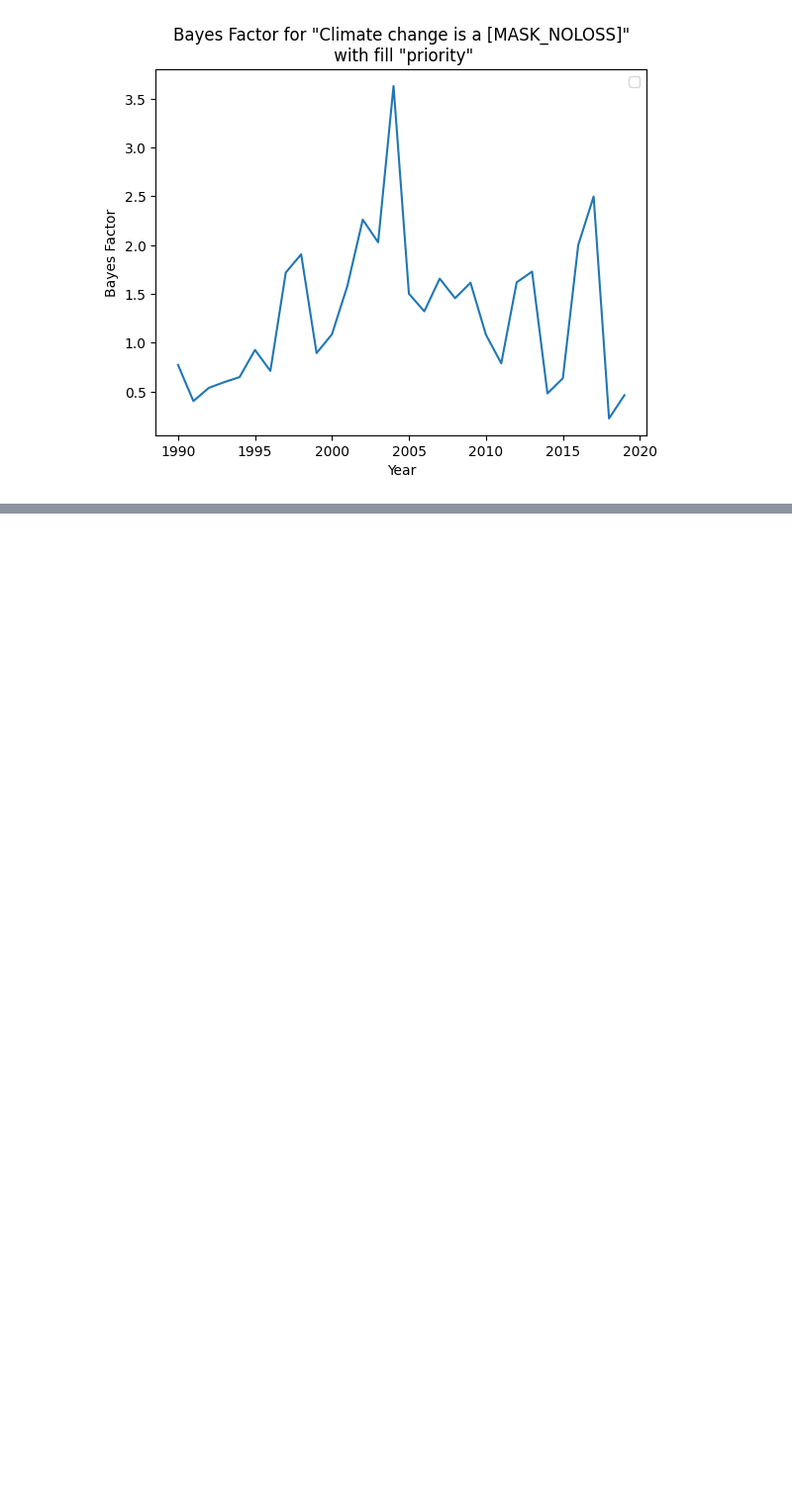
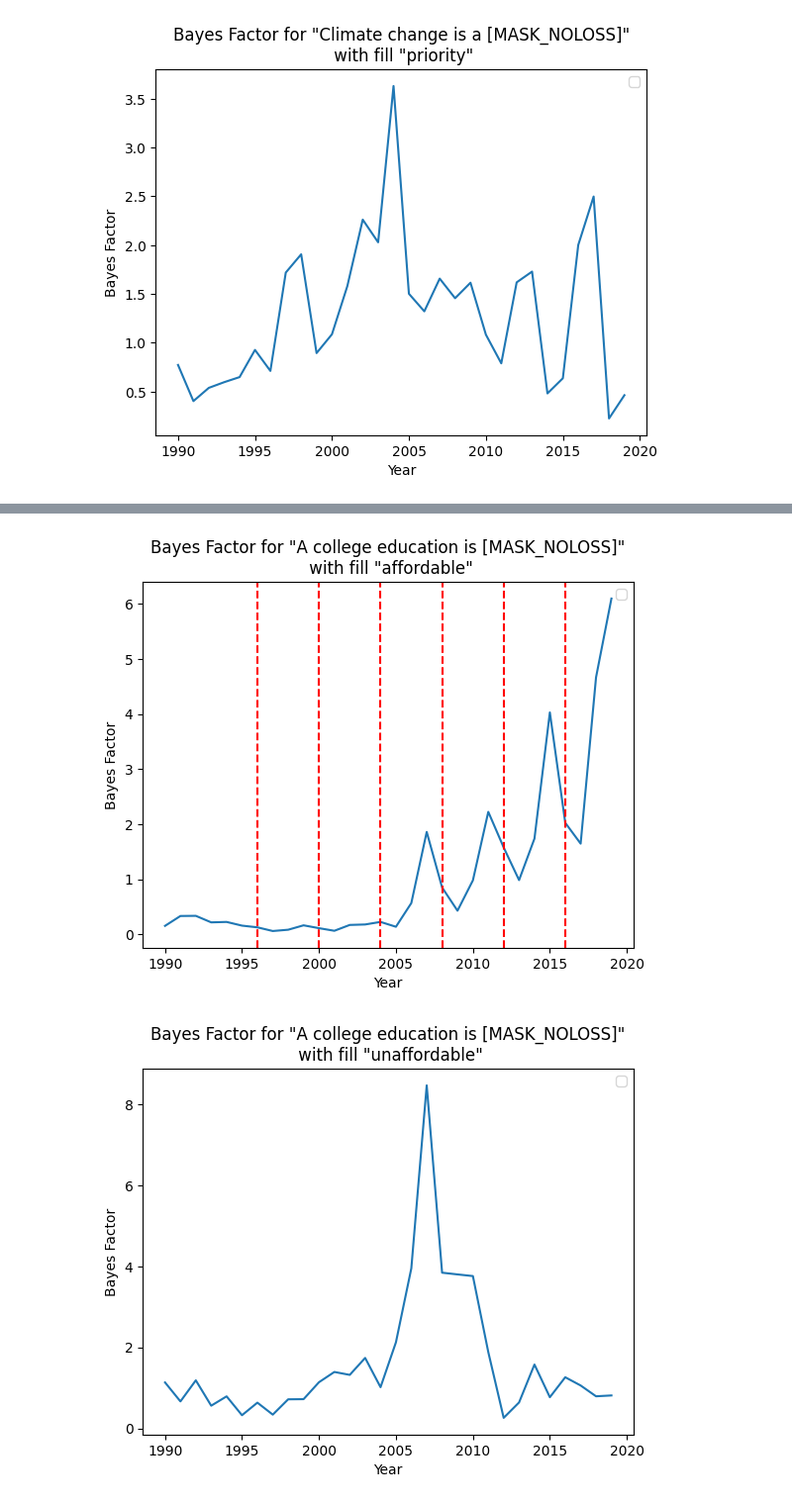
Before and after one commit to bstadt/tlm-1-release, a Jupyter notebook: eda/bayes.ipynb, the cells around one changed output, grey strips where cells are left out. Shown at 99% size. Saved outputs shown, nothing was run; the diff lists cells and outputs as text; code cells hidden in the pictures; blank space fills up the shorter version.

```diff
--- a/eda/bayes.ipynb
+++ b/eda/bayes.ipynb
@@ -75,0 +119,9 @@ pyear_given_slotfill('Climate change is a priority', template, model, tokenizer,
+# %%
+template = 'A college education is [MASK_NOLOSS]'
+pyear_given_slotfill('A college education is affordable', template, model, tokenizer,
+ title='Bayes Factor for "' + template + '"\n with fill "affordable"', vlines=election_years)
+pyear_given_slotfill('A college education is unaffordable', template, model, tokenizer,
+ title='Bayes Factor for "' + template + '"\n with fill "unaffordable"')
+# %% [output]
+[figure, added]
+[figure, added]
```
Also changed, not shown: parts of 6 cells of this notebook, 9 other files.
